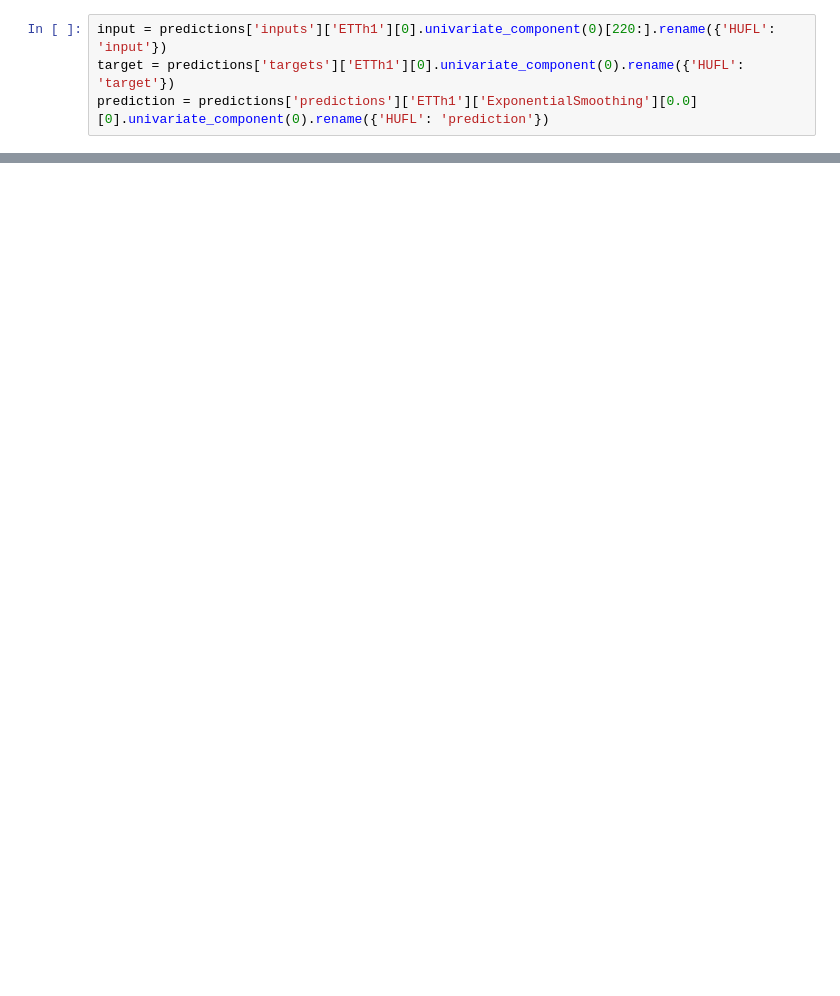
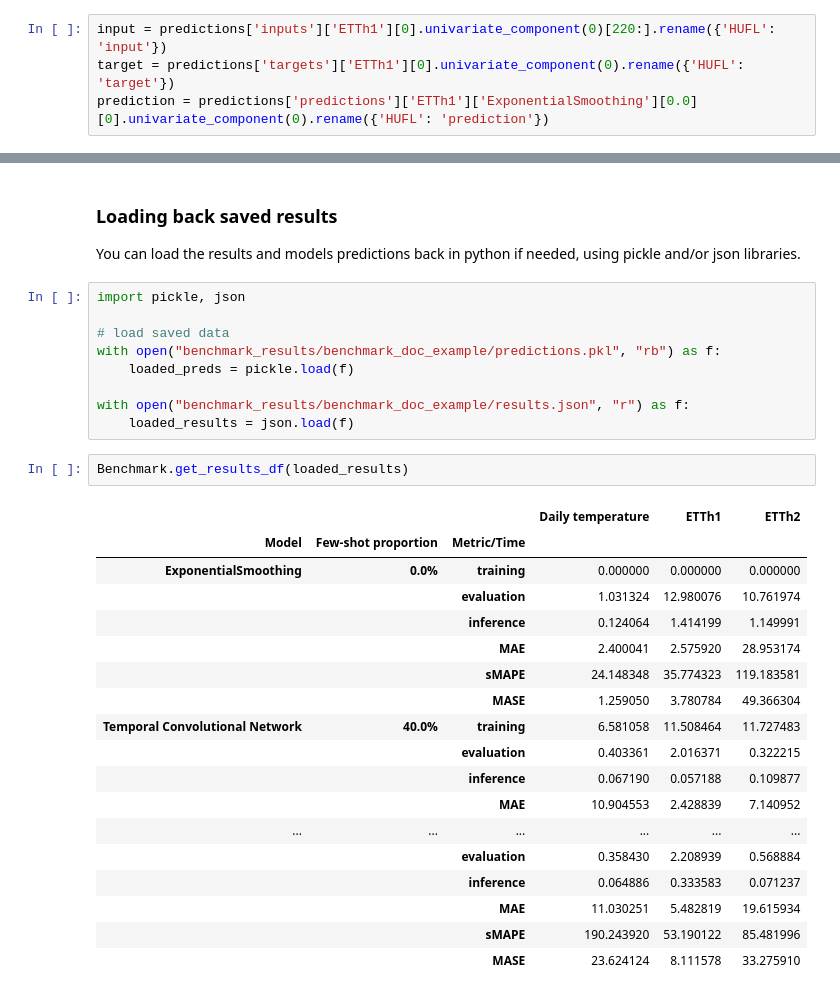
Before and after one commit to ontime-re/ontime, a Jupyter notebook: docs/user_guide/1_module/3-benchmarking/3.0-benchmarking.ipynb, the cells around one changed output, grey strips where cells are left out. Saved outputs shown, nothing was run; the diff lists cells and outputs as text; blank space fills up the shorter version.

```diff
--- a/docs/user_guide/1_module/3-benchmarking/3.0-benchmarking.ipynb
+++ b/docs/user_guide/1_module/3-benchmarking/3.0-benchmarking.ipynb
@@ -216,3 +217,37 @@ prediction = predictions['predictions']['ETTh1']['ExponentialSmoothing'][0.0][0]
 )
 # %% [output]
 [interactive output not drawn]
+# %% [markdown]
+### Loading back saved results
+
+You can load the results and models predictions back in python if needed, using pickle and/or json libraries.
+# %%
+import pickle, json
+
+# load saved data
+with open("benchmark_results/benchmark_doc_example/predictions.pkl", "rb") as f:
+    loaded_preds = pickle.load(f)
+
+with open("benchmark_results/benchmark_doc_example/results.json", "r") as f:
+    loaded_results = json.load(f)
+# %%
+Benchmark.get_results_df(loaded_results)
+# %% [output]
+|  |  |  | Daily temperature | ETTh1 | ETTh2 |
+| Model | Few-shot proportion | Metric/Time |  |  |  |
+| ExponentialSmoothing | 0.0% | training | 0.000000 | 0.000000 | 0.000000 |
+|  |  | evaluation | 1.031324 | 12.980076 | 10.761974 |
+|  |  | inference | 0.124064 | 1.414199 | 1.149991 |
+|  |  | MAE | 2.400041 | 2.575920 | 28.953174 |
+|  |  | sMAPE | 24.148348 | 35.774323 | 119.183581 |
+|  |  | MASE | 1.259050 | 3.780784 | 49.366304 |
+| Temporal Convolutional Network | 40.0% | training | 6.581058 | 11.508464 | 11.727483 |
+|  |  | evaluation | 0.403361 | 2.016371 | 0.322215 |
+|  |  | inference | 0.067190 | 0.057188 | 0.109877 |
+|  |  | MAE | 10.904553 | 2.428839 | 7.140952 |
+| ... | ... | ... | ... | ... | ... |
+|  |  | evaluation | 0.358430 | 2.208939 | 0.568884 |
+|  |  | inference | 0.064886 | 0.333583 | 0.071237 |
+|  |  | MAE | 11.030251 | 5.482819 | 19.615934 |
+|  |  | sMAPE | 190.243920 | 53.190122 | 85.481996 |
+|  |  | MASE | 23.624124 | 8.111578 | 33.275910 |
```
Also changed, not shown: parts of 5 cells of this notebook, 1 other file.
